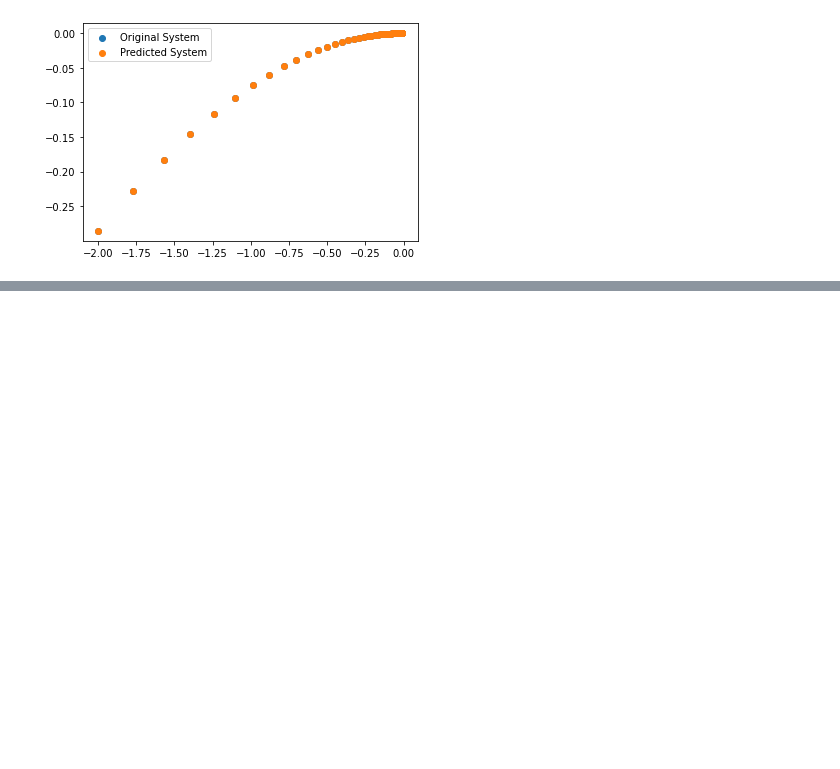
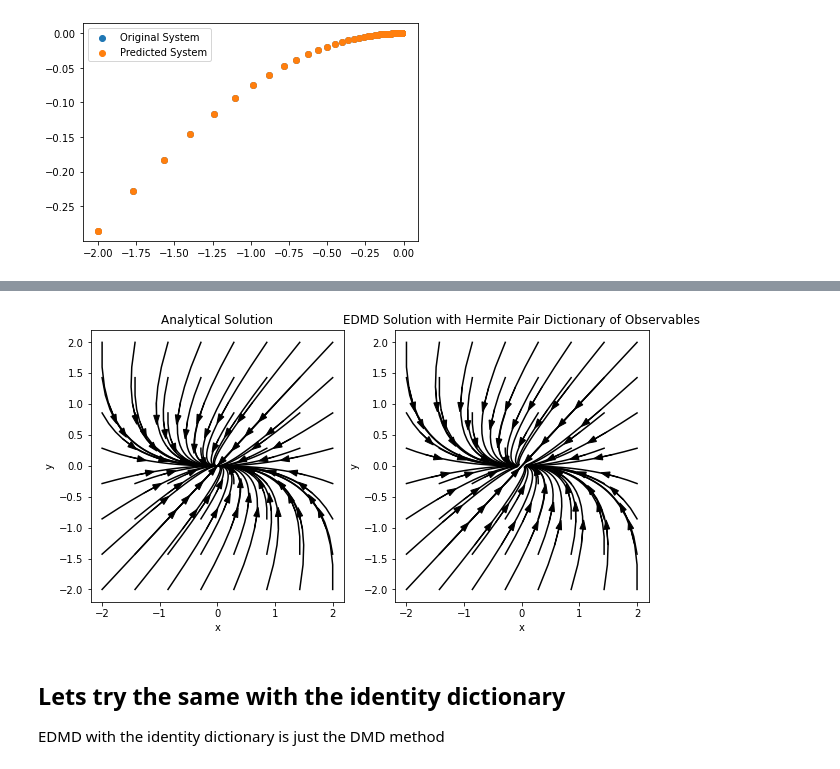
Before and after one commit to waleedbinkhalid74/ml_cms_final_project, a Jupyter notebook: ml_cms_final_proj_task_4.ipynb, the cells around one changed output, grey strips where cells are left out. Cells and saved outputs as stored; diff of their text form; code cells hidden in the pictures; blank space fills up the shorter version.

```diff
--- a/ml_cms_final_proj_task_4.ipynb
+++ b/ml_cms_final_proj_task_4.ipynb
@@ -373,0 +332,5 @@ def predict_system(initial_value_df):
+# %%
+initial_values = pd.DataFrame(initial_conditions, columns=['x1', 'x2'])
+initial_values.insert(0, 'ID', range(len(initial_values)))
+x_predict_edmd = linear_edmd.predict(initial_values, t_end=20)
+x_predict_edmd
@@ -373,0 +351,15 @@ def predict_system(initial_value_df):
+# %%
+fig, axs = plt.subplots(1, 2, figsize=(10,5))
+plot_data(x_predict_edmd, axs[1])
+plot_data(x_sol, axs[0])
+axs[0].set_title('Analytical Solution')
+axs[0].set_xlabel('x'); axs[0].set_ylabel('y');
+axs[1].set_title('EDMD Solution with Hermite Pair Dictionary of Observables')
+axs[1].set_xlabel('x'); axs[1].set_ylabel('y');
+fig.savefig('figures/linear_edmd_solution.png')
+# %% [output]
+[figure, added]
+# %% [markdown]
+## Lets try the same with the identity dictionary
+
+EDMD with the identity dictionary is just the DMD method
```
Also changed, not shown: parts of 31 cells of this notebook, 12 other files.
